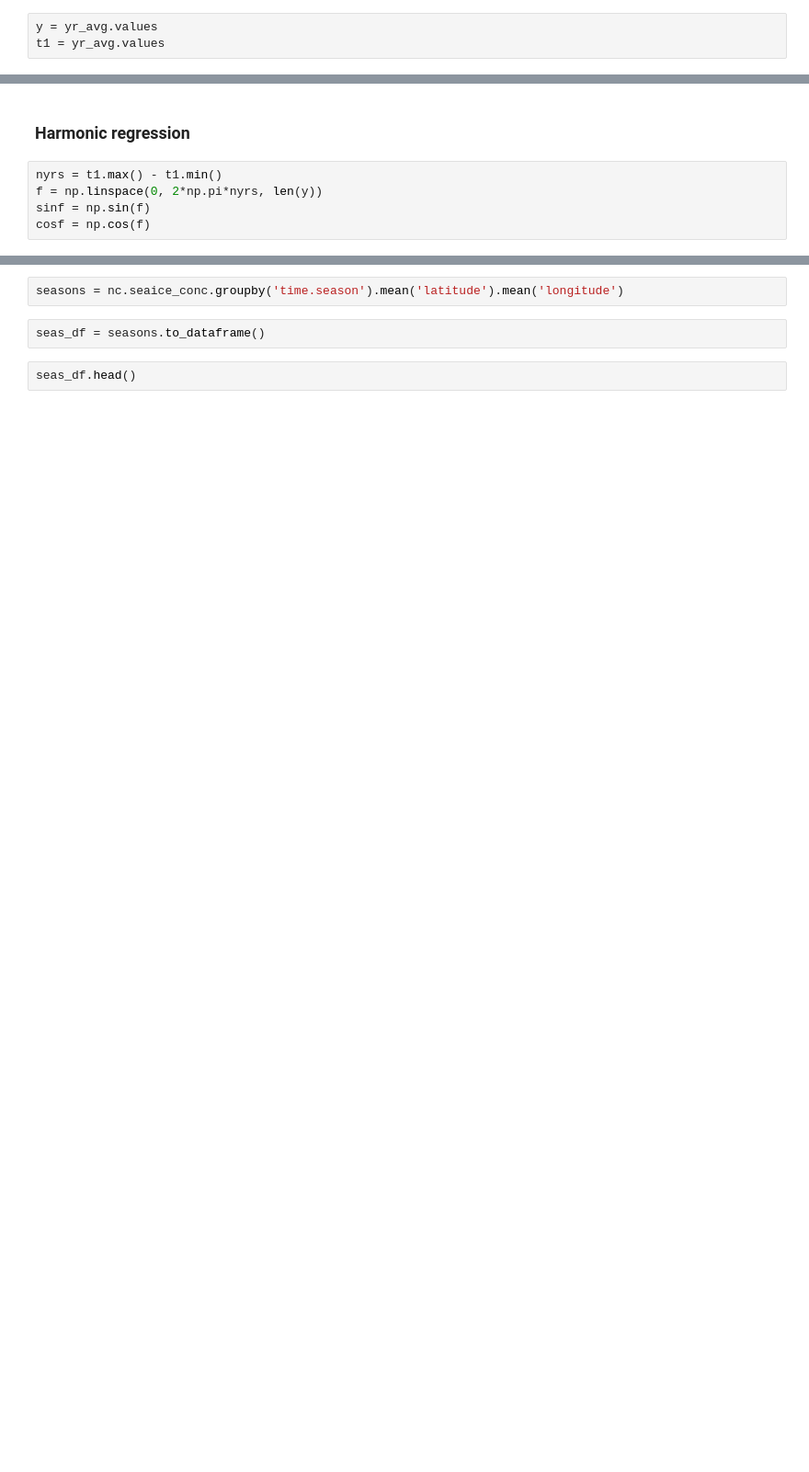
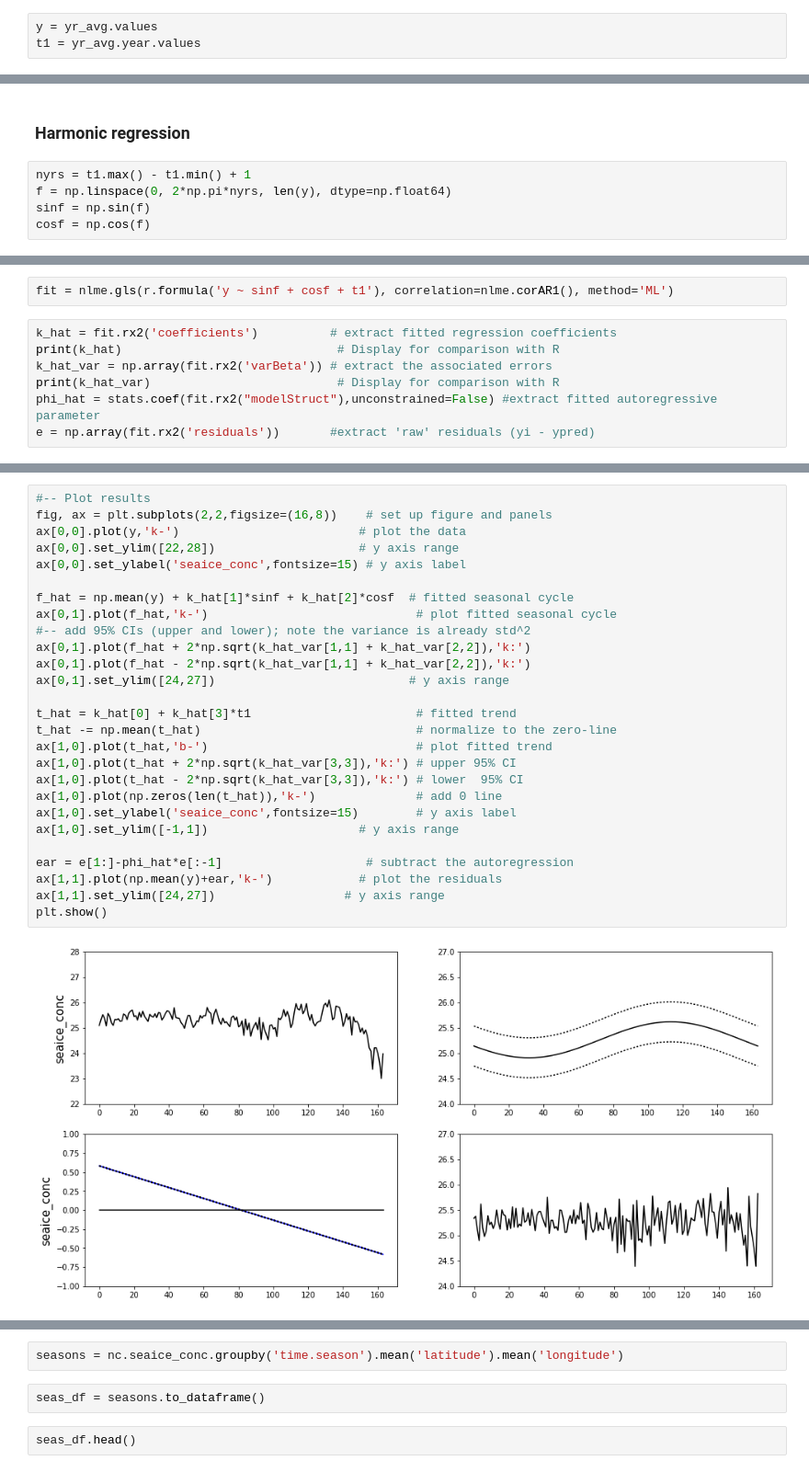
Before and after one commit to hfloresr/ArcticSea, a Jupyter notebook: explore_seaice.ipynb, the cells around one changed output, grey strips where cells are left out. Shown at 92% size. Cells and saved outputs as stored; diff of their text form; blank space fills up the shorter version.

```diff
--- a/explore_seaice.ipynb
+++ b/explore_seaice.ipynb
@@ -173,7 +173,7 @@ Here we will use rpy2 to fit the common linear regression model with respect to
 The goal is to see if there is a trend in yearly average seaice concentration.
 # %%
 y = yr_avg.values
-t1 = yr_avg.values
+t1 = yr_avg.year.values
 # %%
 robjs.globalenv['y'] = robjs.FloatVector(y)
 robjs.globalenv['t1'] = robjs.FloatVector(t1)
@@ -255,8 +273,8 @@ plt.show()
 # %% [markdown]
 ### Harmonic regression
 # %%
-nyrs = t1.max() - t1.min()
-f = np.linspace(0, 2*np.pi*nyrs, len(y))
+nyrs = t1.max() - t1.min() + 1
+f = np.linspace(0, 2*np.pi*nyrs, len(y), dtype=np.float64)
 sinf = np.sin(f)
 cosf = np.cos(f)
 # %%
@@ -284,0 +305,9 @@ Degrees of freedom: 164 total; 161 residual
+# %%
+fit = nlme.gls(r.formula('y ~ sinf + cosf + t1'), correlation=nlme.corAR1(), method='ML')
+# %%
+k_hat = fit.rx2('coefficients')          # extract fitted regression coefficients
+print(k_hat)                              # Display for comparison with R
+k_hat_var = np.array(fit.rx2('varBeta')) # extract the associated errors
+print(k_hat_var)                          # Display for comparison with R
+phi_hat = stats.coef(fit.rx2("modelStruct"),unconstrained=False) #extract fitted autoregressive parameter
+e = np.array(fit.rx2('residuals'))       #extract 'raw' residuals (yi - ypred)
@@ -284,0 +322,29 @@ Degrees of freedom: 164 total; 161 residual
+# %%
+#-- Plot results
+fig, ax = plt.subplots(2,2,figsize=(16,8))    # set up figure and panels
+ax[0,0].plot(y,'k-')                         # plot the data
+ax[0,0].set_ylim([22,28])                    # y axis range
+ax[0,0].set_ylabel('seaice_conc',fontsize=15) # y axis label
+
+f_hat = np.mean(y) + k_hat[1]*sinf + k_hat[2]*cosf  # fitted seasonal cycle
+ax[0,1].plot(f_hat,'k-')                             # plot fitted seasonal cycle
+#-- add 95% CIs (upper and lower); note the variance is already std^2
+ax[0,1].plot(f_hat + 2*np.sqrt(k_hat_var[1,1] + k_hat_var[2,2]),'k:')
+ax[0,1].plot(f_hat - 2*np.sqrt(k_hat_var[1,1] + k_hat_var[2,2]),'k:')
+ax[0,1].set_ylim([24,27])                           # y axis range
+
+t_hat = k_hat[0] + k_hat[3]*t1                       # fitted trend
+t_hat -= np.mean(t_hat)                              # normalize to the zero-line
+ax[1,0].plot(t_hat,'b-')                             # plot fitted trend
+ax[1,0].plot(t_hat + 2*np.sqrt(k_hat_var[3,3]),'k:') # upper 95% CI
+ax[1,0].plot(t_hat - 2*np.sqrt(k_hat_var[3,3]),'k:') # lower  95% CI
+ax[1,0].plot(np.zeros(len(t_hat)),'k-')              # add 0 line
+ax[1,0].set_ylabel('seaice_conc',fontsize=15)        # y axis label
+ax[1,0].set_ylim([-1,1])                     # y axis range
+
+ear = e[1:]-phi_hat*e[:-1]                    # subtract the autoregression
+ax[1,1].plot(np.mean(y)+ear,'k-')            # plot the residuals
+ax[1,1].set_ylim([24,27])                  # y axis range
+plt.show()
+# %% [output]
+[figure, added]
```
Also changed, not shown: parts of 12 cells of this notebook.
